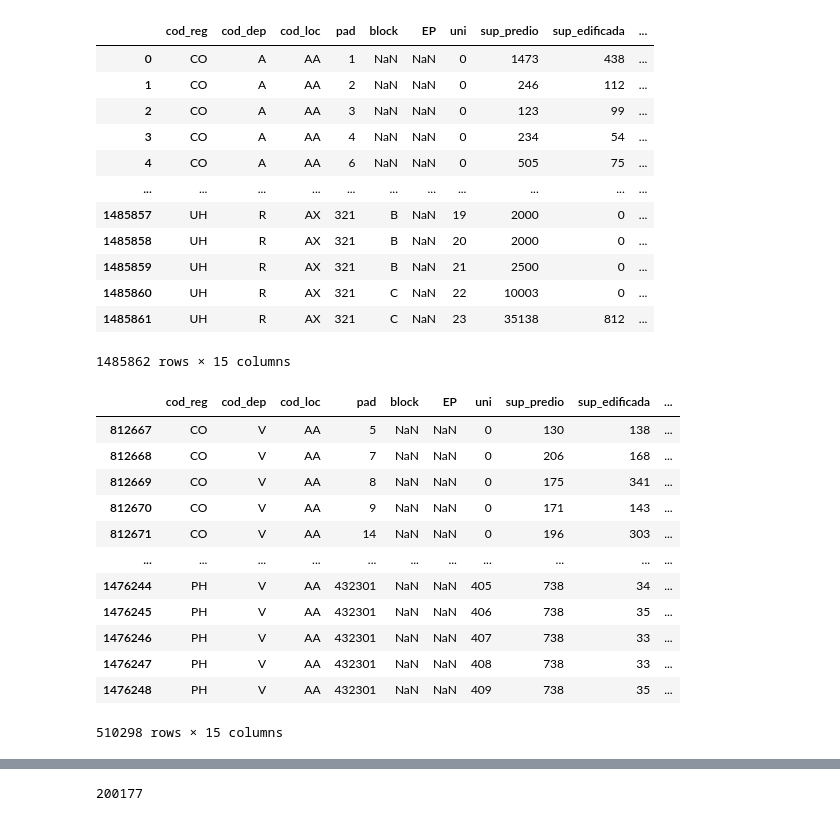
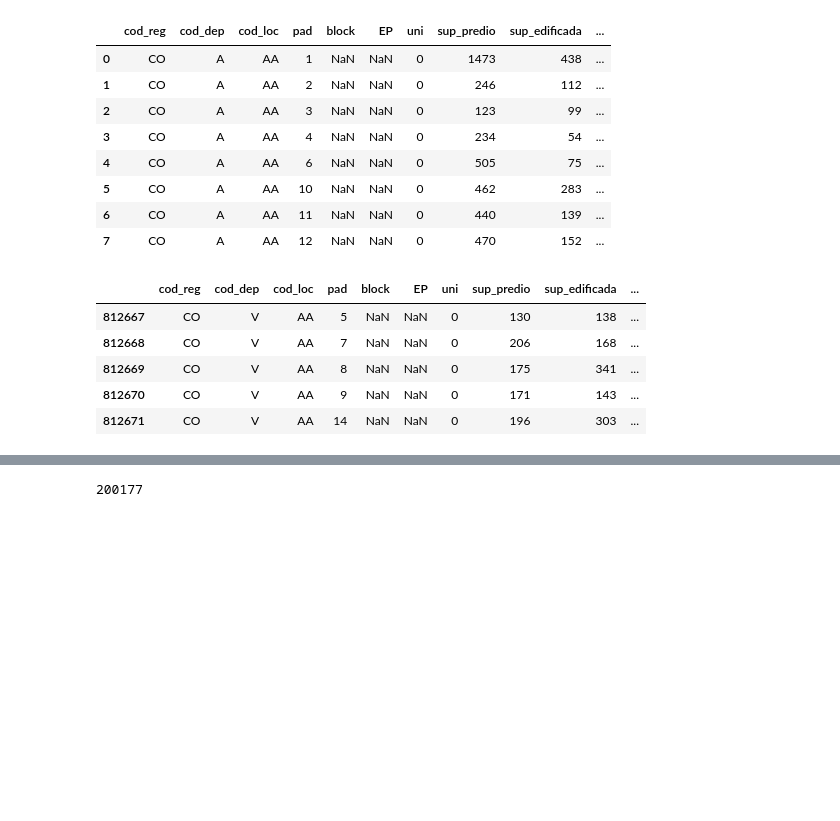
Before and after one commit to danblanc/python-para-ciencia-de-datos, a Jupyter notebook: Proyectos/Proyecto Crey_VFern/ReyFer.ipynb, the cells around one changed output, grey strips where cells are left out. Cells and saved outputs as stored; diff of their text form; code cells hidden in the pictures; blank space fills up the shorter version.

```diff
--- a/Proyectos/Proyecto Crey_VFern/ReyFer.ipynb
+++ b/Proyectos/Proyecto Crey_VFern/ReyFer.ipynb
@@ -26,10 +26,10 @@ dtypes = {
 }
 
 # Leer el archivo CSV y asignar los nombres a las columnas
-P_Urbanos = pd.read_csv('C:/Users/vfernand/Desktop/archivos proyecto PYTHON/DatosAbiertosDNC(2024-09)/Padrones Urbanos.csv', sep=',', encoding='cp1252', header=None, names=Variables)
+P_Urbanos = pd.read_csv('C:/Users/macar/Desktop/python-para-ciencia-de-datos/DatosAbiertosDNC(2024-09)/Padrones Urbanos.csv', sep=',', encoding='cp1252', header=None, names=Variables, dtype={4: str, 5: str}  )
 
 # Mostrar las primeras filas del archivo
-P_Urbanos
+P_Urbanos.head(8)
 # %% [output]
 |  | cod_reg | cod_dep | cod_loc | pad | block | EP | uni | sup_predio | sup_edificada | ... |
 | 0 | CO | A | AA | 1 | NaN | NaN | 0 | 1473 | 438 | ... |
@@ -37,34 +37,23 @@ P_Urbanos
 | 2 | CO | A | AA | 3 | NaN | NaN | 0 | 123 | 99 | ... |
 | 3 | CO | A | AA | 4 | NaN | NaN | 0 | 234 | 54 | ... |
 | 4 | CO | A | AA | 6 | NaN | NaN | 0 | 505 | 75 | ... |
-| ... | ... | ... | ... | ... | ... | ... | ... | ... | ... | ... |
-| 1485857 | UH | R | AX | 321 | B | NaN | 19 | 2000 | 0 | ... |
-| 1485858 | UH | R | AX | 321 | B | NaN | 20 | 2000 | 0 | ... |
-| 1485859 | UH | R | AX | 321 | B | NaN | 21 | 2500 | 0 | ... |
-| 1485860 | UH | R | AX | 321 | C | NaN | 22 | 10003 | 0 | ... |
-| 1485861 | UH | R | AX | 321 | C | NaN | 23 | 35138 | 812 | ... |
+| 5 | CO | A | AA | 10 | NaN | NaN | 0 | 462 | 283 | ... |
+| 6 | CO | A | AA | 11 | NaN | NaN | 0 | 440 | 139 | ... |
+| 7 | CO | A | AA | 12 | NaN | NaN | 0 | 470 | 152 | ... |
-1485862 rows × 15 columns
 # %%
 # Filtrar filas donde 'cod_dep' es igual a 'V' que es Montevideo
 filtro_dep = P_Urbanos[P_Urbanos['cod_dep'] == 'V']
 
 
 # Mostrar el DataFrame filtrado
-filtro_dep
+filtro_dep.head()
 # %% [output]
 |  | cod_reg | cod_dep | cod_loc | pad | block | EP | uni | sup_predio | sup_edificada | ... |
 | 812667 | CO | V | AA | 5 | NaN | NaN | 0 | 130 | 138 | ... |
 | 812668 | CO | V | AA | 7 | NaN | NaN | 0 | 206 | 168 | ... |
 | 812669 | CO | V | AA | 8 | NaN | NaN | 0 | 175 | 341 | ... |
 | 812670 | CO | V | AA | 9 | NaN | NaN | 0 | 171 | 143 | ... |
 | 812671 | CO | V | AA | 14 | NaN | NaN | 0 | 196 | 303 | ... |
-| ... | ... | ... | ... | ... | ... | ... | ... | ... | ... | ... |
-| 1476244 | PH | V | AA | 432301 | NaN | NaN | 405 | 738 | 34 | ... |
-| 1476245 | PH | V | AA | 432301 | NaN | NaN | 406 | 738 | 35 | ... |
-| 1476246 | PH | V | AA | 432301 | NaN | NaN | 407 | 738 | 33 | ... |
-| 1476247 | PH | V | AA | 432301 | NaN | NaN | 408 | 738 | 33 | ... |
-| 1476248 | PH | V | AA | 432301 | NaN | NaN | 409 | 738 | 35 | ... |
-510298 rows × 15 columns
 # %%
 
 # Eliminar los apartamentos duplicados y quedarte solo con un registro por padrón
```
Also changed, not shown: parts of 19 cells of this notebook.
